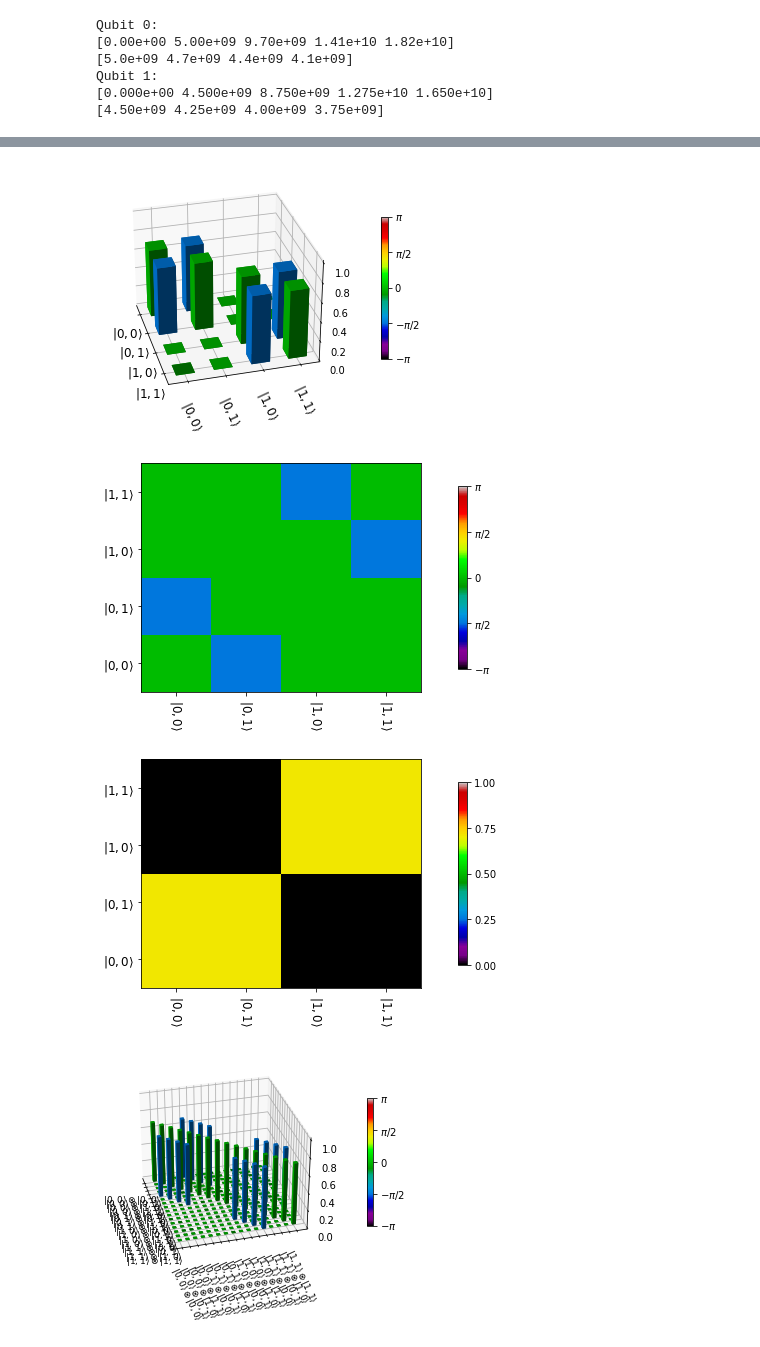
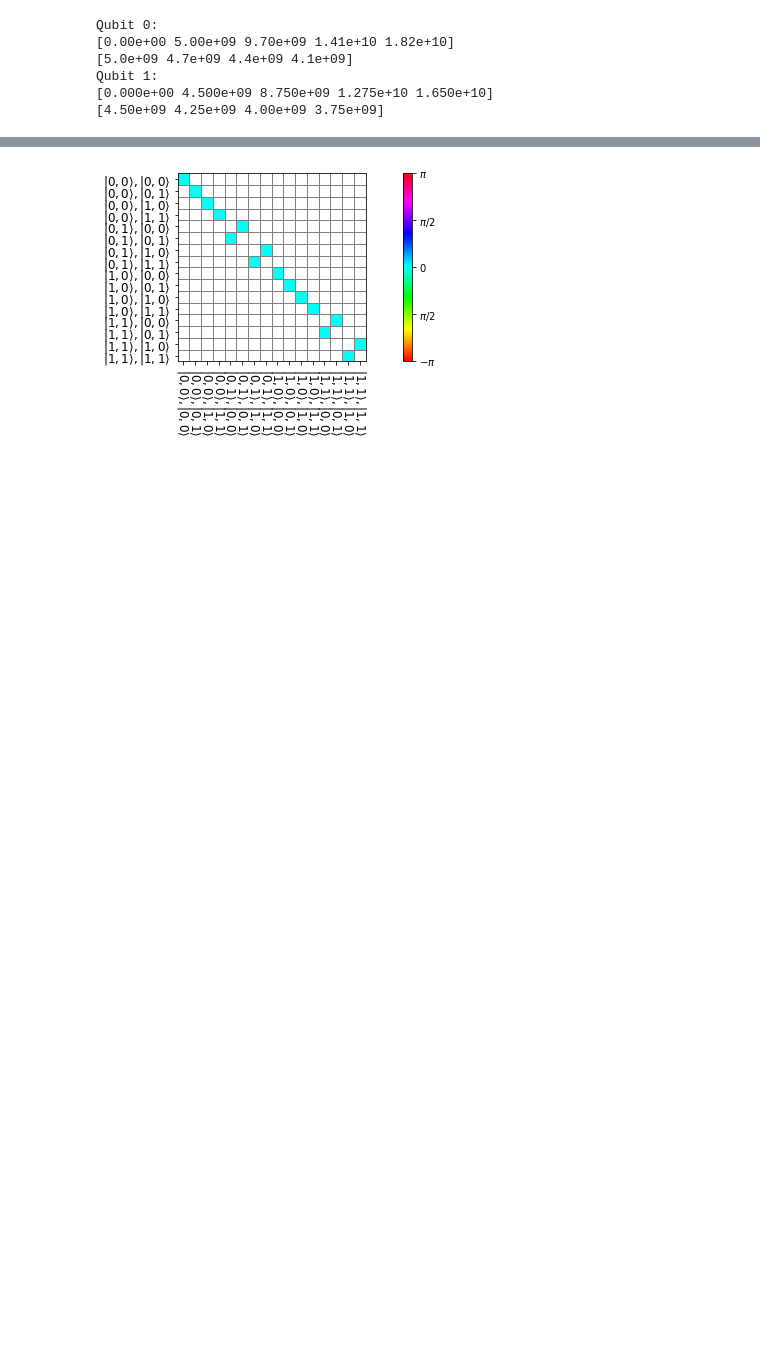
Before and after one commit to alex-simm/c3, a Jupyter notebook: two_transmons_4LOs.ipynb, the cells around one changed output, grey strips where cells are left out. Saved outputs shown, nothing was run; the diff lists cells and outputs as text; code cells hidden in the pictures; blank space fills up the shorter version.

```diff
--- a/two_transmons_4LOs.ipynb
+++ b/two_transmons_4LOs.ipynb
@@ -156,19 +156,22 @@ anharmonicities = [-300e6, -250e6]
 t1s = [25e-6, 25e-6]
 t2stars = [35e-6, 35e-6]
 qubit_temps = [50e-3, 50e-3]
-couplingStrength = 0e6
+couplingStrength = 3e6
 
 level_labels_transmon = ["|0,0\\rangle", "|0,1\\rangle", "|1,0\\rangle", "|1,1\\rangle", "leakage"]
 level_labels = []
 level_labels_with_leakage = []
+level_labels_short = []
 for i in range(qubit_levels[0]):
     for j in range(qubit_levels[1]):
-        if i > (qubit_levels[0] - 2) or j > (qubit_levels[1] - 2):
+        if i > 3 or j > 3:
             level_labels_with_leakage.append("leakage")
+            level_labels_short.append(None)
         else:
-            s = f"${level_labels_transmon[i]}\otimes{level_labels_transmon[j]}$"
+            s = f"${level_labels_transmon[i]},{level_labels_transmon[j]}$"
             level_labels.append(s)
             level_labels_with_leakage.append(s)
+            level_labels_short.append(f"{i},{j}")
 level_labels_transmon = [f"${x}$" for x in level_labels_transmon]
 output = DataOutput(output_dir, file_suffix='before')
 
@@ -207,9 +208,6 @@ Qubit 1:
 [0.000e+00 4.500e+09 8.750e+09 1.275e+10 1.650e+10]
 [4.50e+09 4.25e+09 4.00e+09 3.75e+09]
 # %%
-stored_pmap = PMap()
-stored_pmap.read_config(output.getDirectory() + "/parameter_map_before.json")
-stored_params = stored_pmap.asdict()["rx90p_q1[0]"]
-stored_params_d1 = stored_params["drive_channels"]["d1"]
-#stored_params_d1["envelope_d1_2"].params["amp"] = 3*stored_params_d1["envelope_d1_2"].params["amp"]
-print(stored_params_d1)
+#stored_pmap = PMap()
+#stored_pmap.read_config(output.getDirectory() + "/parameter_map_before.json")
+#stored_params = stored_pmap.asdict()["rx90p_q2[0]"]
@@ -303,27 +335,22 @@ print(envelopesForDrive["d1"])
 # %%
 # Gate instructions
-ideal_gate_X2 = qt_utils.np_kron_n([constants.x90p, constants.Id])
-ideal_gate_Unity = qt_utils.np_kron_n([constants.Id, constants.Id])
-ideal_gate = ideal_gate_X2 #qt_utils.np_kron_n([ideal_gate_X2, ideal_gate_Unity])
-#ideal_gate = np.array([[1, 0, 0, 0], [0, 1, 0, 0], [0, 0, 0, 1], [0, 0, 1, 0]])
-printMatrix(ideal_gate, level_labels_transmon[:4], "ideal_gate", output)
-printMatrix(qt_utils.np_kron_n([ideal_gate, ideal_gate_Unity]), level_labels, "full_ideal_gate", output)
+#ideal_gate_X2 = qt_utils.np_kron_n([constants.x90p, constants.Id])
+#ideal_gate_Unity = qt_utils.np_kron_n([constants.Id, constants.Id])
+ideal_gate = custom_gates.GATE_CNOT_t1q2_t2q2
+printMatrix(ideal_gate, level_labels, "ideal_gate", output)
 
 gate = gates.Instruction(
-    name="rx90p_t1_q1",
-    targets=[0],
+    name="cnot_t1q2_t2q2" + ("_pwc" if usePWC else ""),
+    targets=[0, 1],
     t_start=0.0,
     t_end=t_final,
     channels=[d.name for d in drives],
     ideal=ideal_gate,
 )
 for drive in drives:
     for env in envelopes:
         gate.add_component(copy.deepcopy(env), drive.name)
     for carrier in carriers:
         gate.add_component(copy.deepcopy(carrier), drive.name)
 # %% [output]
-[figure, old version]
+[figure, new version]
-[figure, removed]
-[figure, removed]
-[figure, removed]
```
Also changed, not shown: parts of 16 cells of this notebook, 2 other files.
